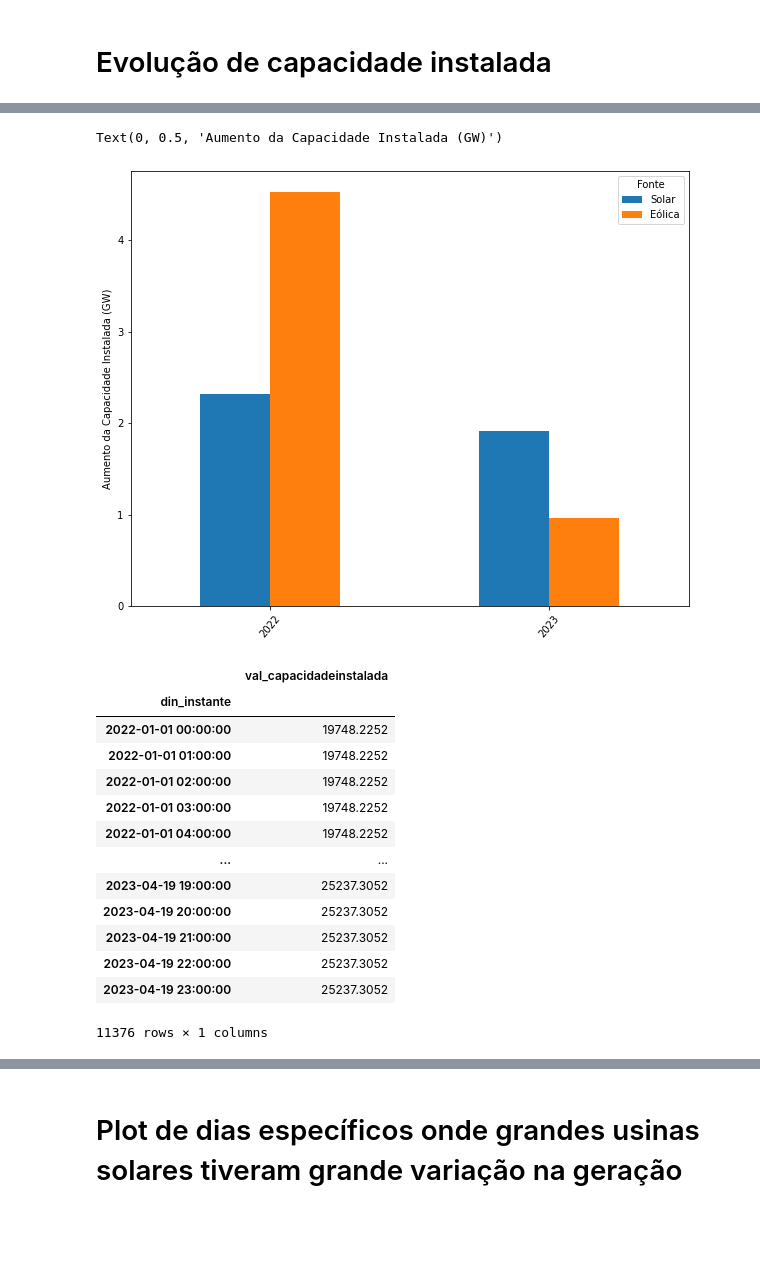
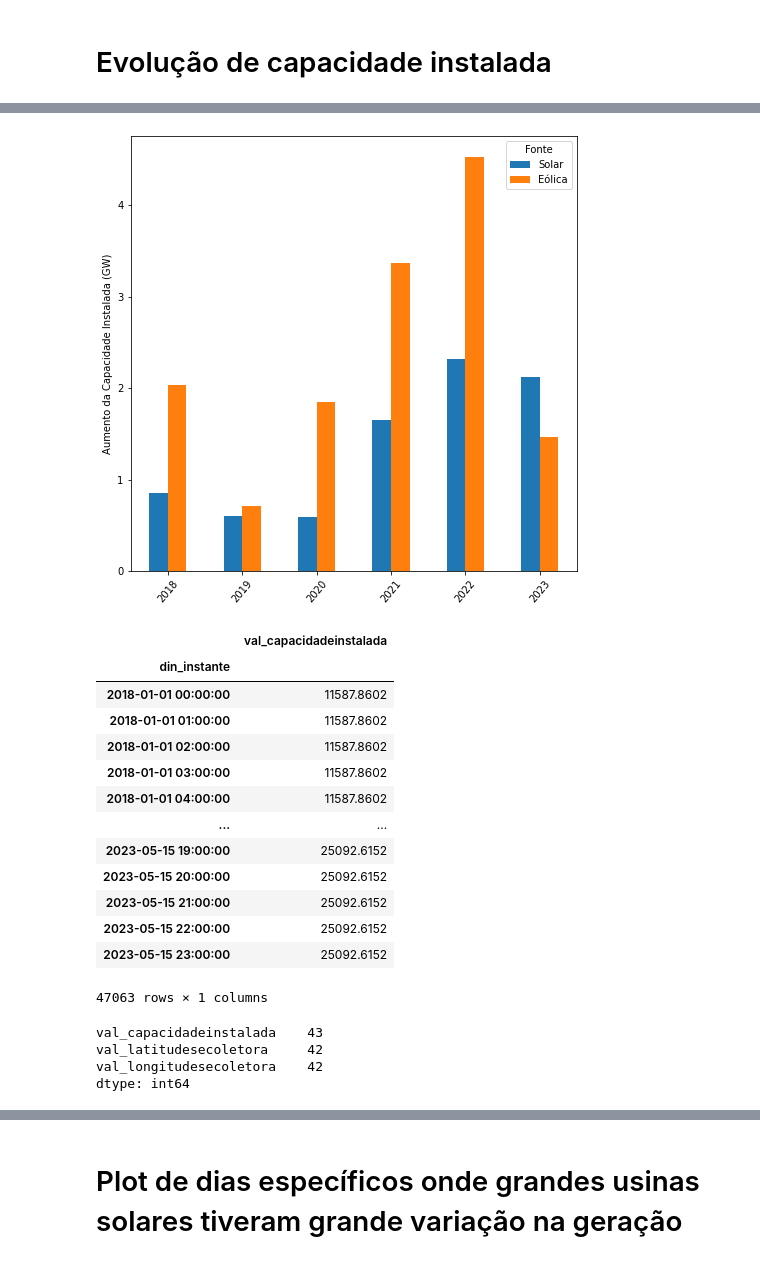
Before and after one commit to La1ra1/Gestao_energetica_trabalhos, a Jupyter notebook: Seminário 2/figuras_geracao_pv.ipynb, the cells around one changed output, grey strips where cells are left out. Cells and saved outputs as stored; diff of their text form; code cells hidden in the pictures; blank space fills up the shorter version.

Commit message:
Agrupei dados
Agrupei a maioria dos dados de usinas eólicas e FV em um arquivo .parquet para economizar espaço e diminuir o tempo de leitura.

```diff
--- a/Seminário 2/figuras_geracao_pv.ipynb
+++ b/Seminário 2/figuras_geracao_pv.ipynb
@@ -26,5 +26,7 @@ def get_usinas_dataframe()->pd.DataFrame:
 # %%
 def get_usina_solar_pipeline(main_df:pd.DataFrame, nome_usina:str)->pd.DataFrame:
     return main_df.query('nom_tipousina=="Solar"').query('nom_usina_conjunto == @nome_usina')
+# %%
+main_df = pd.read_parquet('FATOR_DE_CAPACIDADE/FATOR_DE_CAPACIDADE.parquet')
 # %%
-main_df = get_usinas_dataframe()
+main_df
@@ -253,6 +325,6 @@ lista_usinas = group_by_usina_solar.index.get_level_values('nom_usina_conjunto')
 # Evolução de capacidade instalada
 # %%
 plot_df = pd.DataFrame()
-plot_df['Solar'] = main_df.query('nom_tipousina=="Solar"').groupby(['din_instante']).agg({'val_capacidadeinstalada':'sum'})['val_capacidadeinstalada']
+plot_df['Solar'] = main_df.sort_index().query('nom_tipousina=="Solar"').groupby(['din_instante']).agg({'val_capacidadeinstalada':'sum'})['val_capacidadeinstalada']
 
-plot_df['Eólica'] = main_df.query('nom_tipousina=="Eólica"').groupby(['din_instante']).agg({'val_capacidadeinstalada':'sum'})['val_capacidadeinstalada']
+#plot_df['Eólica'] = main_df.sort_index().query('nom_tipousina=="Eólica"').groupby(['din_instante']).agg({'val_capacidadeinstalada':'sum'})['val_capacidadeinstalada']
@@ -264,32 +367,39 @@ plot_df['Eólica'] = main_df.query('nom_tipousina=="Eólica"').groupby(['din_ins
 # %%
 fig, ax = plt.subplots()
-(plot_df/1000).resample('Y').agg([lambda x: x[-1] - x[0]]).plot(kind='bar', ax=ax, xlabel='', figsize=(10,8))
+(plot_df/1000).resample('Y').agg([lambda x: x.max() - x[0]]).plot(kind='bar', ax=ax, xlabel='', figsize=(8,8))
 
 lista_ticks = plot_df.resample('Y').agg(['first','last']).index
 
 ax.set_xticklabels([datetime.datetime.strftime(data, '%Y') for data in lista_ticks])
 
 ax.legend(title='Fonte', labels=['Solar','Eólica'])
 
 ax.xaxis.set_tick_params(rotation=50)
 ax.set_ylabel('Aumento da Capacidade Instalada (GW)')
+plt.savefig('FIGURAS/comparação eol-solar.svg')
 # %% [output]
-Text(0, 0.5, 'Aumento da Capacidade Instalada (GW)')
-[figure, old version]
+[figure, new version]
 # %%
 main_df.query('nom_tipousina=="Eólica"').groupby(['din_instante']).agg({'val_capacidadeinstalada':'sum'})
 # %% [output]
 |  | val_capacidadeinstalada |
 | din_instante |  |
-| 2022-01-01 00:00:00 | 19748.2252 |
-| 2022-01-01 01:00:00 | 19748.2252 |
-| 2022-01-01 02:00:00 | 19748.2252 |
-| 2022-01-01 03:00:00 | 19748.2252 |
-| 2022-01-01 04:00:00 | 19748.2252 |
+| 2018-01-01 00:00:00 | 11587.8602 |
+| 2018-01-01 01:00:00 | 11587.8602 |
+| 2018-01-01 02:00:00 | 11587.8602 |
+| 2018-01-01 03:00:00 | 11587.8602 |
+| 2018-01-01 04:00:00 | 11587.8602 |
 | ... | ... |
-| 2023-04-19 19:00:00 | 25237.3052 |
-| 2023-04-19 20:00:00 | 25237.3052 |
-| 2023-04-19 21:00:00 | 25237.3052 |
-| 2023-04-19 22:00:00 | 25237.3052 |
-| 2023-04-19 23:00:00 | 25237.3052 |
+| 2023-05-15 19:00:00 | 25092.6152 |
+| 2023-05-15 20:00:00 | 25092.6152 |
+| 2023-05-15 21:00:00 | 25092.6152 |
+| 2023-05-15 22:00:00 | 25092.6152 |
+| 2023-05-15 23:00:00 | 25092.6152 |
-11376 rows × 1 columns
+47063 rows × 1 columns
+# %%
+group_by_usina_solar.count()
+# %% [output]
+val_capacidadeinstalada    43
+val_latitudesecoletora     42
+val_longitudesecoletora    42
+dtype: int64
```
Also changed, not shown: parts of 27 cells of this notebook, 31 other files.
